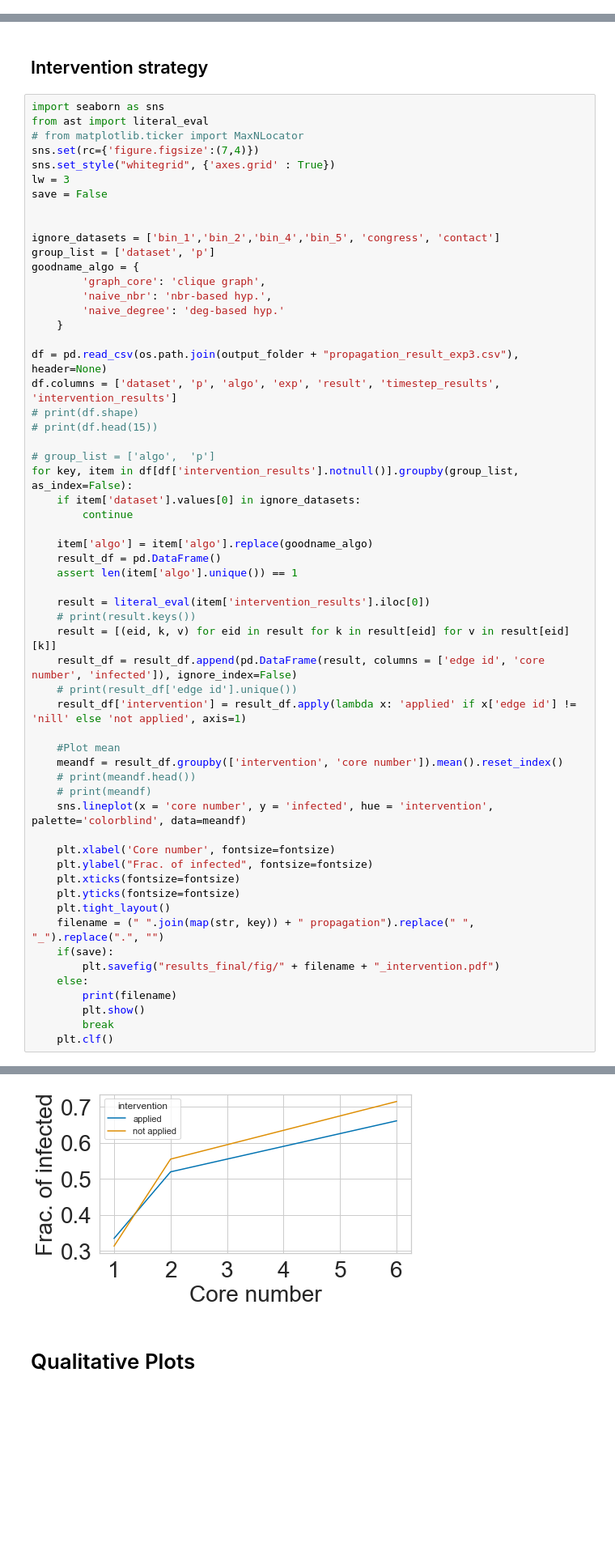
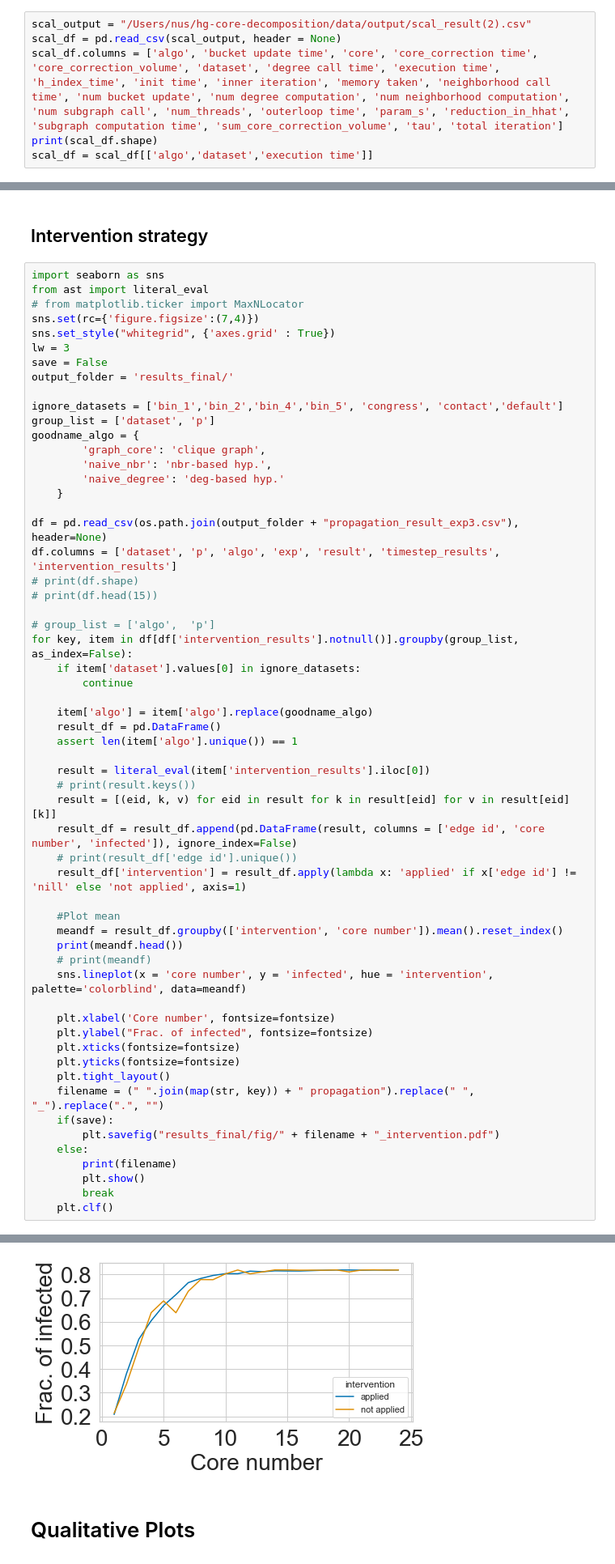
Before and after one commit to bishwamittra/scripts_hg-core-decomposition, a Jupyter notebook: read_output(naheed).ipynb, the cells around one changed output, grey strips where cells are left out. Shown at 81% size. Drawn from its saved outputs; the diff is of its cells as text; blank space fills up the shorter version.

Commit message:
Plot exp3

```diff
--- a/read_output(naheed).ipynb
+++ b/read_output(naheed).ipynb
@@ -1360,3 +1345,9 @@ plt.clf()
 # %% [markdown]
 Scalability result plot
 ----------
+# %%
+scal_output = "/Users/nus/hg-core-decomposition/data/output/scal_result(2).csv"
+scal_df = pd.read_csv(scal_output, header = None)
+scal_df.columns = ['algo', 'bucket update time', 'core', 'core_correction time', 'core_correction_volume', 'dataset', 'degree call time', 'execution time', 'h_index_time', 'init time', 'inner iteration', 'memory taken', 'neighborhood call time', 'num bucket update', 'num degree computation', 'num neighborhood computation', 'num subgraph call', 'num_threads', 'outerloop time', 'param_s', 'reduction_in_hhat', 'subgraph computation time', 'sum_core_correction_volume', 'tau', 'total iteration']
+print(scal_df.shape)
+scal_df = scal_df[['algo','dataset','execution time']]
@@ -1639,9 +1644,9 @@ sns.set(rc={'figure.figsize':(7,4)})
 sns.set_style("whitegrid", {'axes.grid' : True})
 lw = 3
 save = False
+output_folder = 'results_final/'
 
-
-ignore_datasets = ['bin_1','bin_2','bin_4','bin_5', 'congress', 'contact']
+ignore_datasets = ['bin_1','bin_2','bin_4','bin_5', 'congress', 'contact','default']
 group_list = ['dataset', 'p']
 goodname_algo = {
         'graph_core': 'clique graph',
@@ -1672,7 +1677,7 @@ for key, item in df[df['intervention_results'].notnull()].groupby(group_list, as
 
     #Plot mean
     meandf = result_df.groupby(['intervention', 'core number']).mean().reset_index()
-    # print(meandf.head())
+    print(meandf.head())
     # print(meandf)
     sns.lineplot(x = 'core number', y = 'infected', hue = 'intervention', palette='colorblind', data=meandf)
 
@@ -1700,4 +1705,4 @@ default_03_propagation
-[figure, old version]
+[figure, new version]
 # %% [markdown]
 Qualitative Plots
 ===========
```
Also changed, not shown: parts of 5 cells of this notebook, 1 other file.
